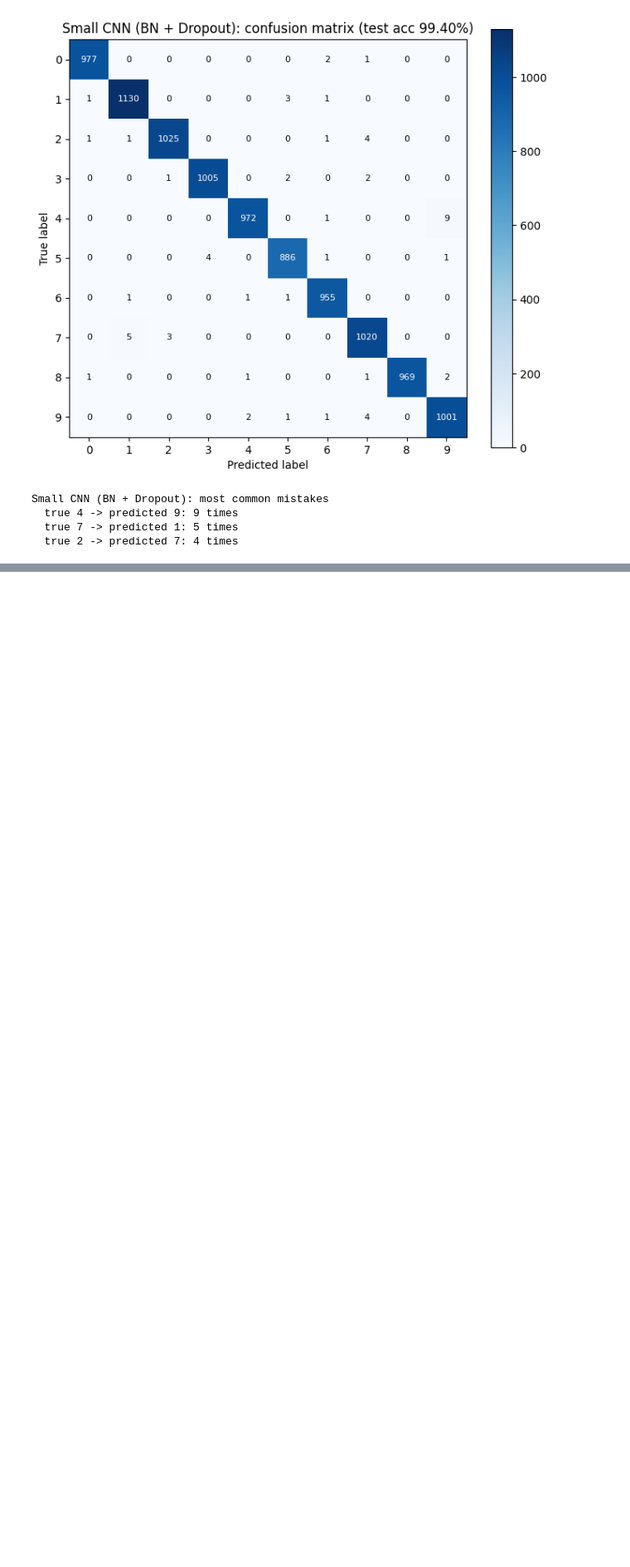
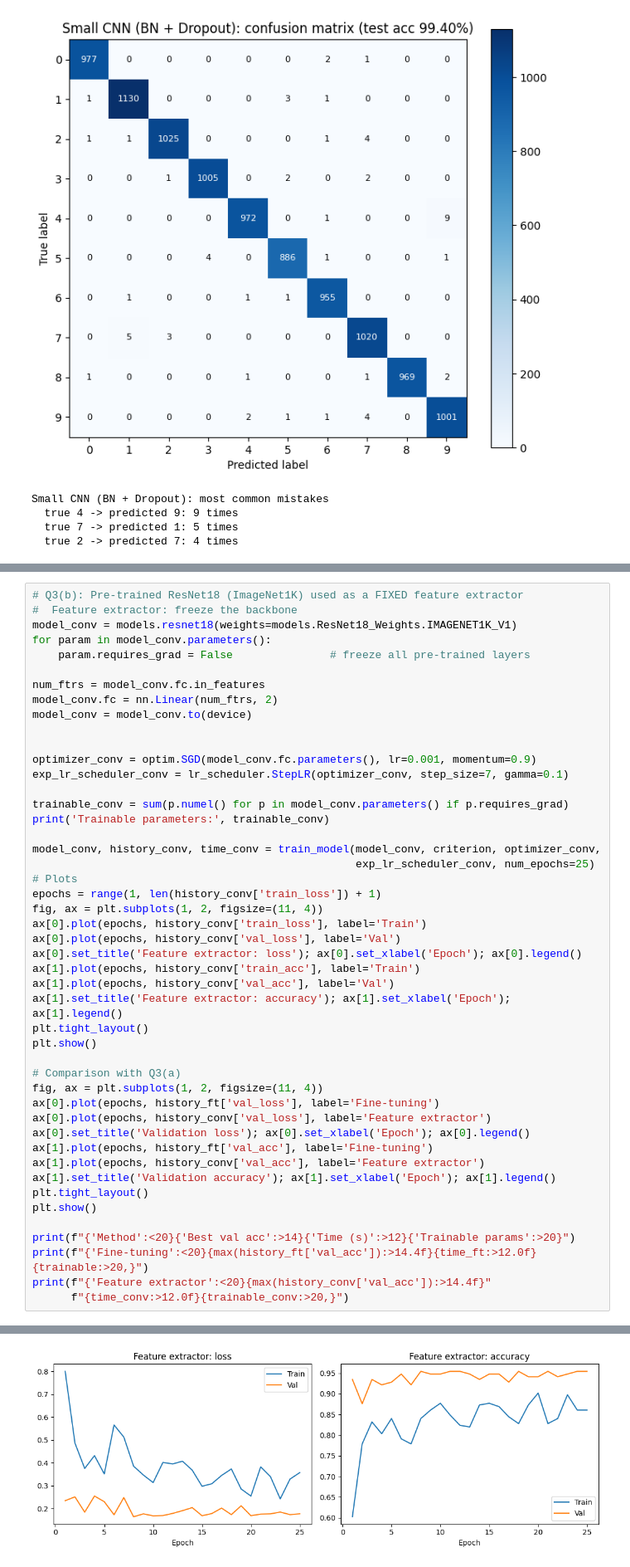
Before and after one commit to deshanudara144-ui/EN3160-Assignment-3, a Jupyter notebook: 230130E_a03.ipynb, the cells around one changed output, grey strips where cells are left out. Shown at 83% size. Drawn from its saved outputs; the diff is of its cells as text; blank space fills up the shorter version.

```diff
--- a/230130E_a03.ipynb
+++ b/230130E_a03.ipynb
@@ -500,0 +655,48 @@ Small CNN (BN + Dropout): most common mistakes
+# %%
+# Q3(b): Pre-trained ResNet18 (ImageNet1K) used as a FIXED feature extractor
+#  Feature extractor: freeze the backbone
+model_conv = models.resnet18(weights=models.ResNet18_Weights.IMAGENET1K_V1)
+for param in model_conv.parameters():
+    param.requires_grad = False               # freeze all pre-trained layers
+
+num_ftrs = model_conv.fc.in_features
+model_conv.fc = nn.Linear(num_ftrs, 2)
+model_conv = model_conv.to(device)
+
+
+optimizer_conv = optim.SGD(model_conv.fc.parameters(), lr=0.001, momentum=0.9)
+exp_lr_scheduler_conv = lr_scheduler.StepLR(optimizer_conv, step_size=7, gamma=0.1)
+
+trainable_conv = sum(p.numel() for p in model_conv.parameters() if p.requires_grad)
+print('Trainable parameters:', trainable_conv)
+
+model_conv, history_conv, time_conv = train_model(model_conv, criterion, optimizer_conv,
+                                                  exp_lr_scheduler_conv, num_epochs=25)
+# Plots
+epochs = range(1, len(history_conv['train_loss']) + 1)
+fig, ax = plt.subplots(1, 2, figsize=(11, 4))
+ax[0].plot(epochs, history_conv['train_loss'], label='Train')
+ax[0].plot(epochs, history_conv['val_loss'], label='Val')
+ax[0].set_title('Feature extractor: loss'); ax[0].set_xlabel('Epoch'); ax[0].legend()
+ax[1].plot(epochs, history_conv['train_acc'], label='Train')
+ax[1].plot(epochs, history_conv['val_acc'], label='Val')
+ax[1].set_title('Feature extractor: accuracy'); ax[1].set_xlabel('Epoch'); ax[1].legend()
+plt.tight_layout()
+plt.show()
+
+# Comparison with Q3(a)
+fig, ax = plt.subplots(1, 2, figsize=(11, 4))
+ax[0].plot(epochs, history_ft['val_loss'], label='Fine-tuning')
+ax[0].plot(epochs, history_conv['val_loss'], label='Feature extractor')
+ax[0].set_title('Validation loss'); ax[0].set_xlabel('Epoch'); ax[0].legend()
+ax[1].plot(epochs, history_ft['val_acc'], label='Fine-tuning')
+ax[1].plot(epochs, history_conv['val_acc'], label='Feature extractor')
+ax[1].set_title('Validation accuracy'); ax[1].set_xlabel('Epoch'); ax[1].legend()
+plt.tight_layout()
+plt.show()
+
+print(f"{'Method':<20}{'Best val acc':>14}{'Time (s)':>12}{'Trainable params':>20}")
+print(f"{'Fine-tuning':<20}{max(history_ft['val_acc']):>14.4f}{time_ft:>12.0f}{trainable:>20,}")
+print(f"{'Feature extractor':<20}{max(history_conv['val_acc']):>14.4f}"
+      f"{time_conv:>12.0f}{trainable_conv:>20,}")
+# %% [output]
@@ -500,0 +720 @@ Small CNN (BN + Dropout): most common mistakes
+[figure, added]
```
Also changed, not shown: parts of 4 cells of this notebook.
